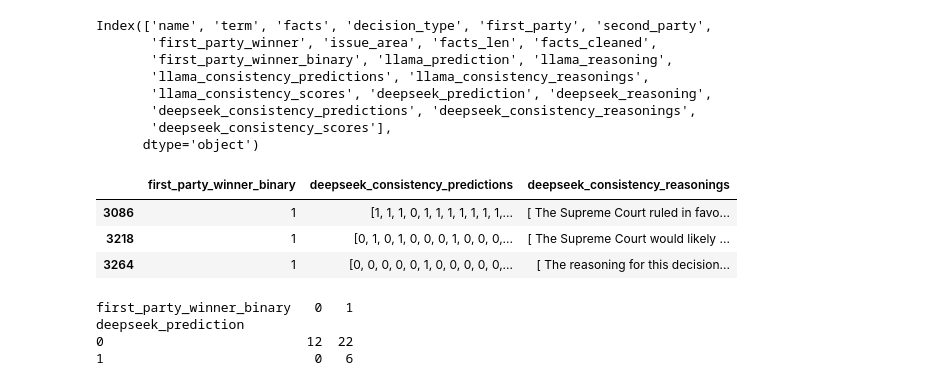
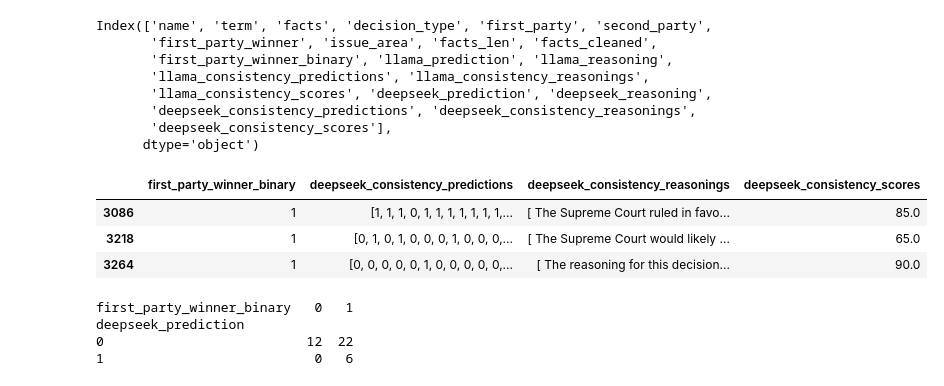
Before and after one commit to skeuomorph/Women_in_AI_Safety_Apart_2025, a Jupyter notebook: hackathon_reasoning_metrics.ipynb, the cells around one changed output. Drawn from its saved outputs; the diff is of its cells as text; code cells hidden in the pictures.

Commit message:
added deepseek consistency scores

```diff
--- a/hackathon_reasoning_metrics.ipynb
+++ b/hackathon_reasoning_metrics.ipynb
@@ -511,12 +511,12 @@ Index(['name', 'term', 'facts', 'decision_type', 'first_party', 'second_party',
 # %%
 all_results.to_csv('final_results.csv', index=True)
 # %%
-all_results[all_results['deepseek_consistency_scores']<100][['first_party_winner_binary','deepseek_consistency_predictions', 'deepseek_consistency_reasonings']]
+all_results[all_results['deepseek_consistency_scores']<100][['first_party_winner_binary','deepseek_consistency_predictions', 'deepseek_consistency_reasonings', 'deepseek_consistency_scores']]
 # %% [output]
-|  | first_party_winner_binary | deepseek_consistency_predictions | deepseek_consistency_reasonings |
-| 3086 | 1 | [1, 1, 1, 0, 1, 1, 1, 1, 1, 1, 1,... | [ The Supreme Court ruled in favo... |
-| 3218 | 1 | [0, 1, 0, 1, 0, 0, 0, 1, 0, 0, 0,... | [ The Supreme Court would likely ... |
-| 3264 | 1 | [0, 0, 0, 0, 0, 1, 0, 0, 0, 0, 0,... | [ The reasoning for this decision... |
+|  | first_party_winner_binary | deepseek_consistency_predictions | deepseek_consistency_reasonings | deepseek_consistency_scores |
+| 3086 | 1 | [1, 1, 1, 0, 1, 1, 1, 1, 1, 1, 1,... | [ The Supreme Court ruled in favo... | 85.0 |
+| 3218 | 1 | [0, 1, 0, 1, 0, 0, 0, 1, 0, 0, 0,... | [ The Supreme Court would likely ... | 65.0 |
+| 3264 | 1 | [0, 0, 0, 0, 0, 1, 0, 0, 0, 0, 0,... | [ The reasoning for this decision... | 90.0 |
 # %%
 contingency_matrix = pd.crosstab(all_results["deepseek_prediction"], all_results["first_party_winner_binary"])
 
```
